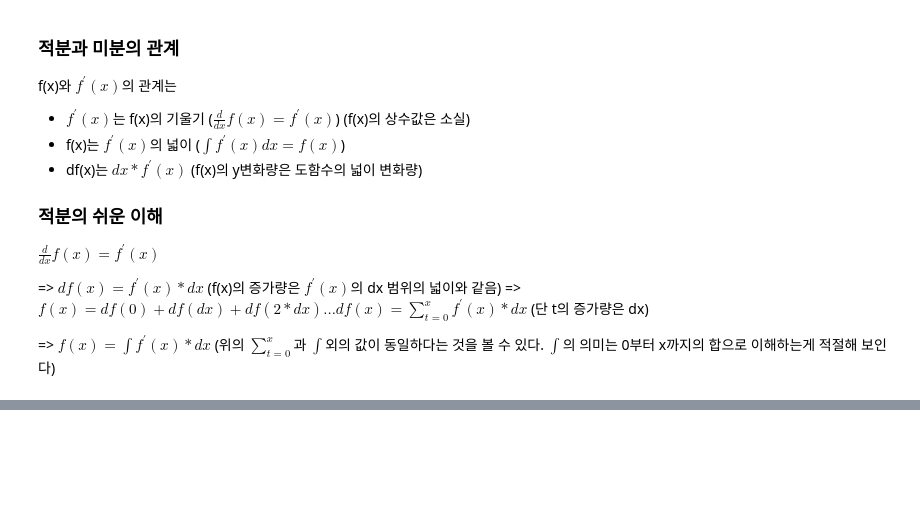
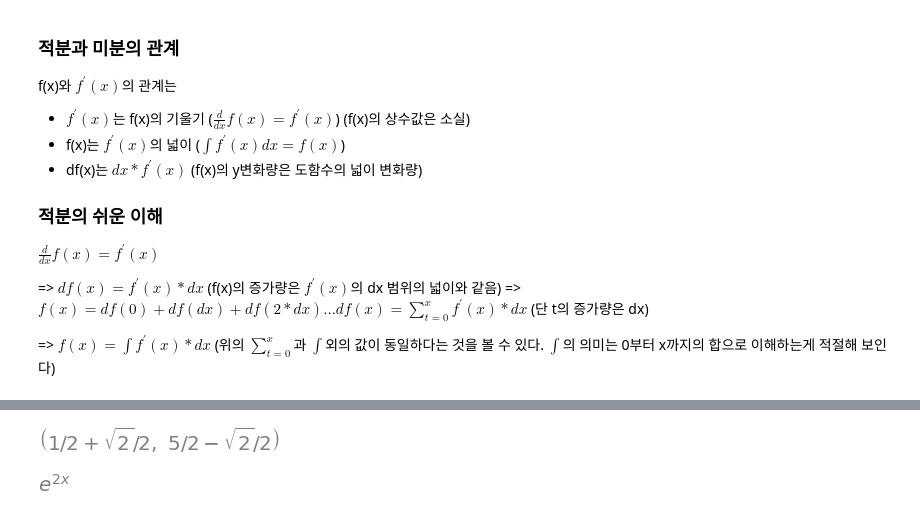
Before and after one commit to dss99911/ds-study, a Jupyter notebook: python/mathmetics/integral.ipynb, the cells around one changed output, grey strips where cells are left out. Drawn from its saved outputs; the diff is of its cells as text; code cells hidden in the pictures; blank space fills up the shorter version.

```diff
--- a/python/mathmetics/integral.ipynb
+++ b/python/mathmetics/integral.ipynb
@@ -145,0 +183,11 @@ integrate(fx, (x, 0, 2))
+# %%
+fx = sin(x)
+Fx = abs(fx)
+
+integrate(fx, (x, pi/3, pi*5/4)), integrate(Fx, (x, pi/3, pi*5/4))
+# %% [output]
+[figure, added]
+# %%
+inverse_function(Eq(log(x), y))
+# %% [output]
+[figure, added]
```
Also changed, not shown: parts of 13 cells of this notebook, 5 other files.
